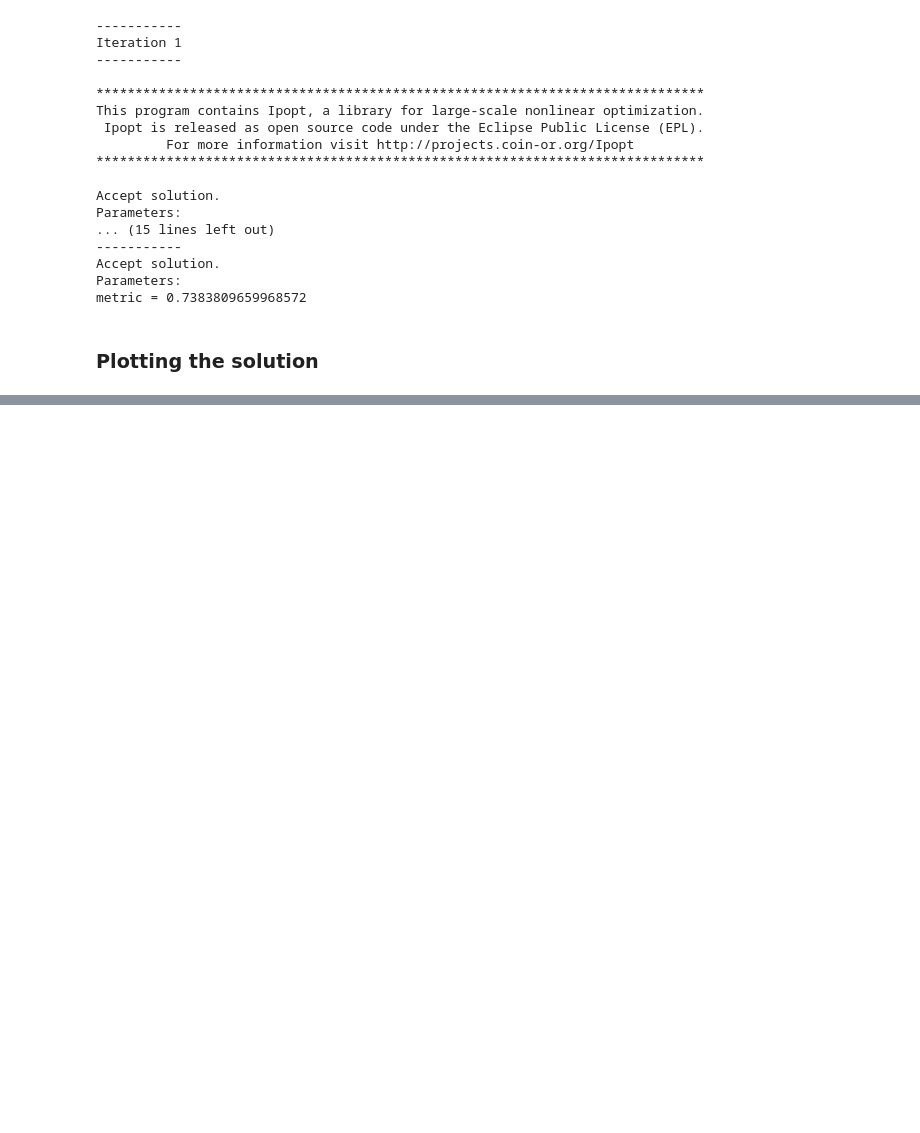
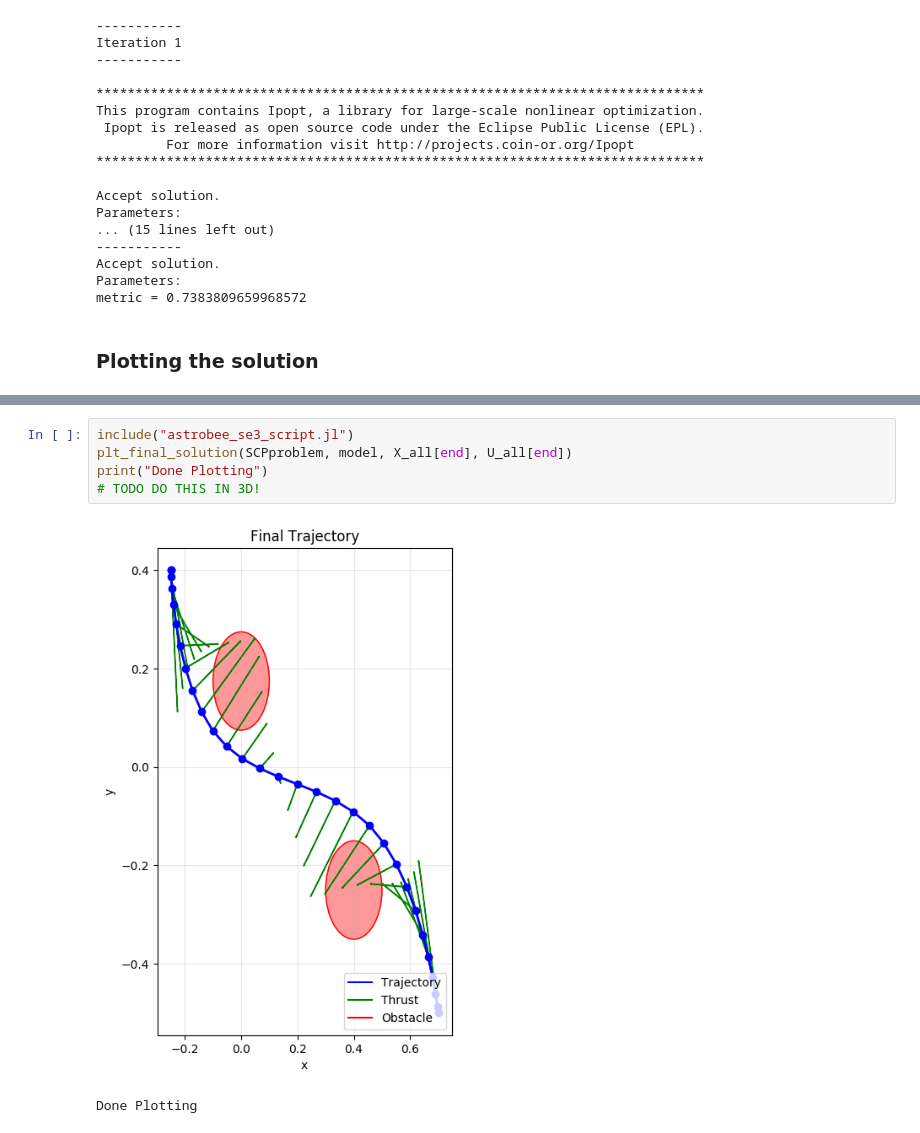
Before and after one commit to StanfordASL/GuSTO_quad_astrobee, a Jupyter notebook: astrobee_CSM.ipynb, the cells around one changed output, grey strips where cells are left out. Cells and saved outputs as stored; diff of their text form; blank space fills up the shorter version.

```diff
--- a/astrobee_CSM.ipynb
+++ b/astrobee_CSM.ipynb
@@ -162,0 +174,8 @@ plot(p1,p2,p3,layout=(1,3))
+# %%
+include("astrobee_se3_script.jl")
+plt_final_solution(SCPproblem, model, X_all[end], U_all[end])
+print("Done Plotting")
+# TODO DO THIS IN 3D!
+# %% [output]
+[figure, added]
+Done Plotting
```
Also changed, not shown: parts of 4 cells of this notebook, 5 other files.
